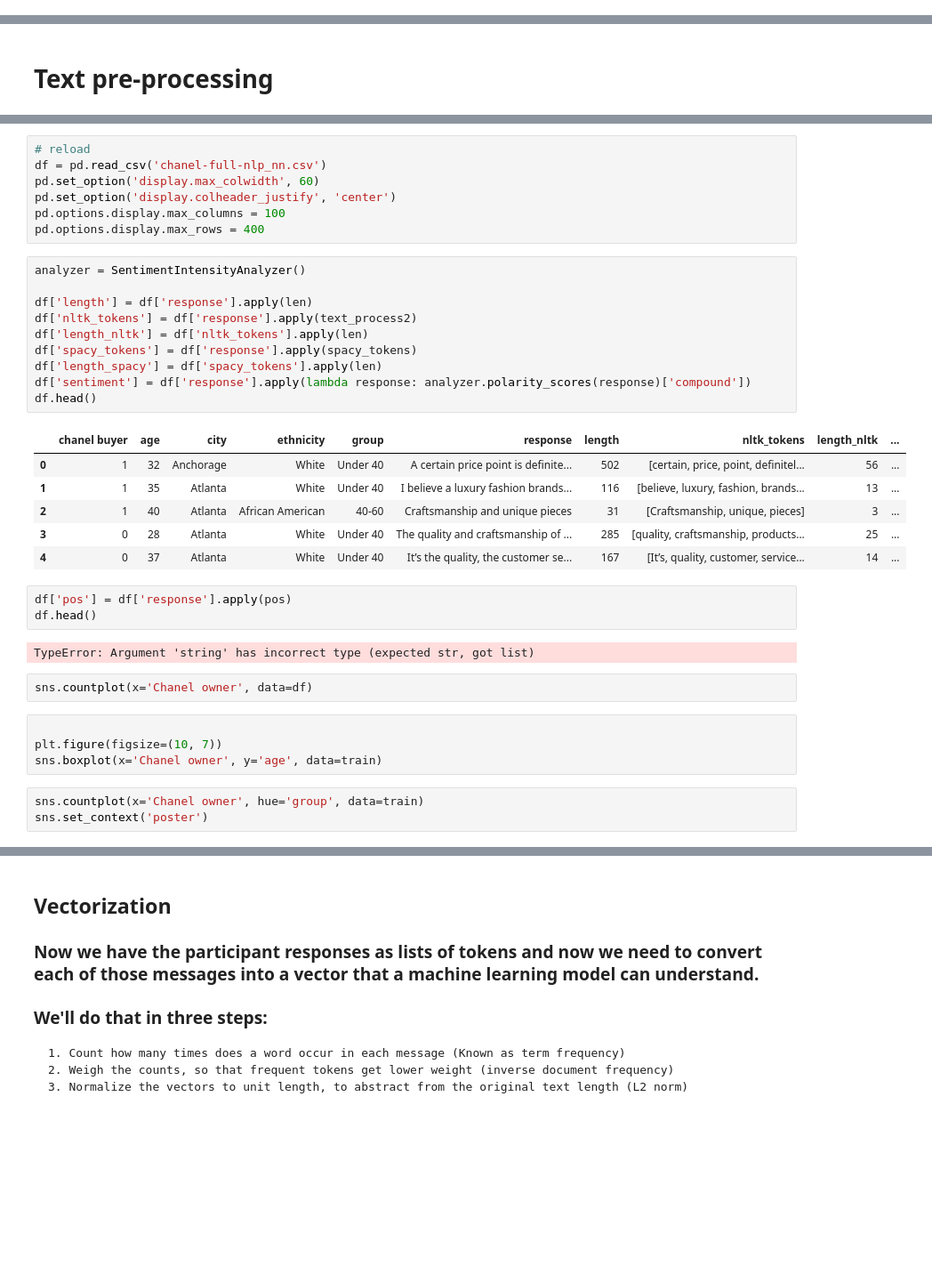
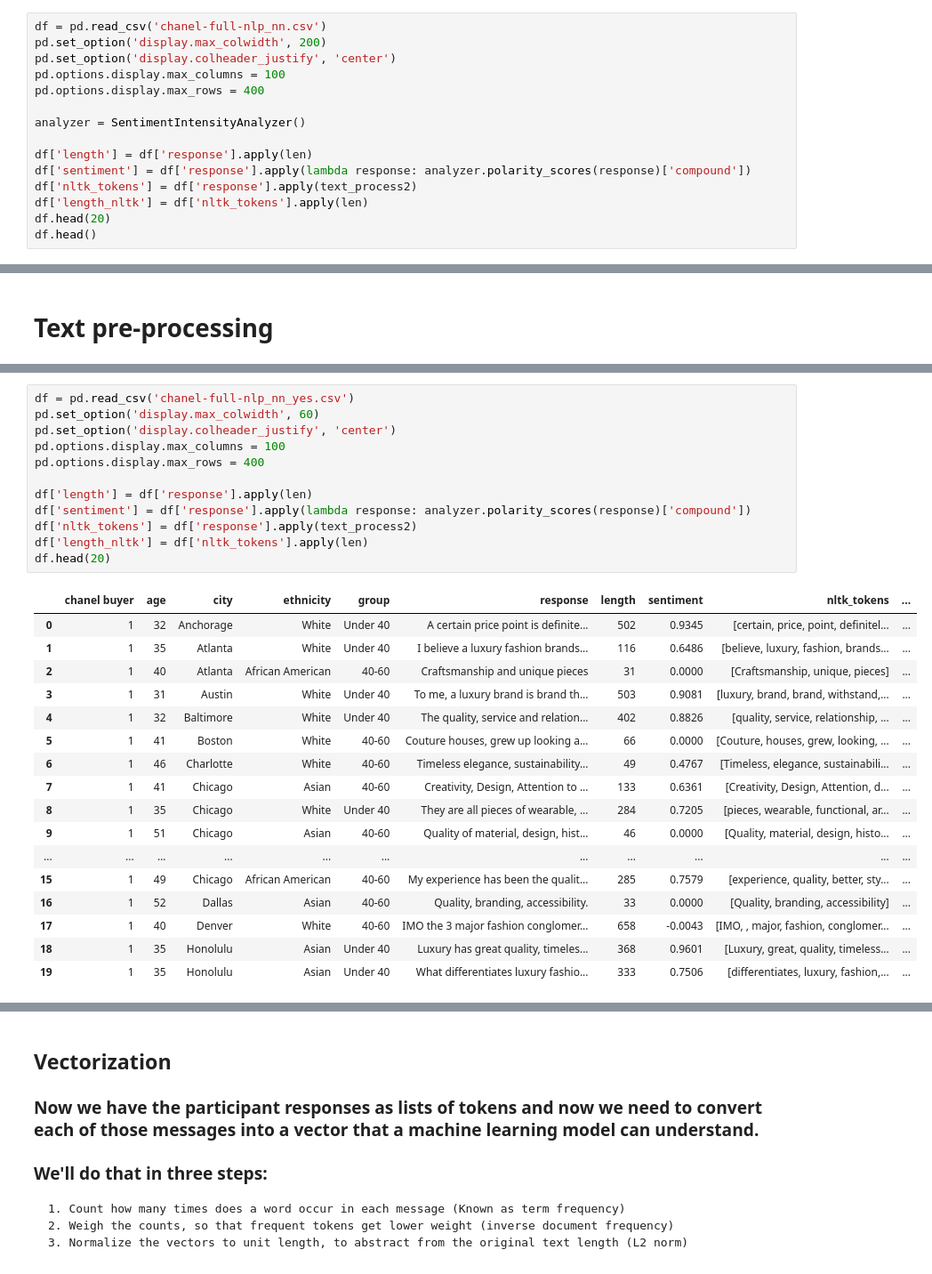
Before and after one commit to jengroff/nlp-project-pdm, a Jupyter notebook: important-files/Chanel-250-working-notebook.ipynb, the cells around one changed output, grey strips where cells are left out. Shown at 89% size. Drawn from its saved outputs; the diff is of its cells as text; blank space fills up the shorter version.

```diff
--- a/important-files/Chanel-250-working-notebook.ipynb
+++ b/important-files/Chanel-250-working-notebook.ipynb
@@ -275,0 +334,15 @@ Name: length, dtype: float64
+# %%
+df = pd.read_csv('chanel-full-nlp_nn.csv')
+pd.set_option('display.max_colwidth', 200)
+pd.set_option('display.colheader_justify', 'center')
+pd.options.display.max_columns = 100
+pd.options.display.max_rows = 400
+
+analyzer = SentimentIntensityAnalyzer()
+
+df['length'] = df['response'].apply(len)
+df['sentiment'] = df['response'].apply(lambda response: analyzer.polarity_scores(response)['compound'])
+df['nltk_tokens'] = df['response'].apply(text_process2)
+df['length_nltk'] = df['nltk_tokens'].apply(len)
+df.head(20)
+df.head()
@@ -348,38 +390,30 @@ def pos(corpus):
 # %%
-# reload
-df = pd.read_csv('chanel-full-nlp_nn.csv')
+df = pd.read_csv('chanel-full-nlp_nn_yes.csv')
 pd.set_option('display.max_colwidth', 60)
 pd.set_option('display.colheader_justify', 'center')
 pd.options.display.max_columns = 100
 pd.options.display.max_rows = 400
+
+df['length'] = df['response'].apply(len)
+df['sentiment'] = df['response'].apply(lambda response: analyzer.polarity_scores(response)['compound'])
+df['nltk_tokens'] = df['response'].apply(text_process2)
+df['length_nltk'] = df['nltk_tokens'].apply(len)
+df.head(20)
+# %% [output]
+|  | chanel buyer | age | city | ethnicity | group | response | length | sentiment | nltk_tokens | ... |
+| 0 | 1 | 32 | Anchorage | White | Under 40 | A certain price point is definite... | 502 | 0.9345 | [certain, price, point, definitel... | ... |
+| 1 | 1 | 35 | Atlanta | White | Under 40 | I believe a luxury fashion brands... | 116 | 0.6486 | [believe, luxury, fashion, brands... | ... |
+| 2 | 1 | 40 | Atlanta | African American | 40-60 | Craftsmanship and unique pieces | 31 | 0.0000 | [Craftsmanship, unique, pieces] | ... |
+| 3 | 1 | 31 | Austin | White | Under 40 | To me, a luxury brand is brand th... | 503 | 0.9081 | [luxury, brand, brand, withstand,... | ... |
+| 4 | 1 | 32 | Baltimore | White | Under 40 | The quality, service and relation... | 402 | 0.8826 | [quality, service, relationship, ... | ... |
+| 5 | 1 | 41 | Boston | White | 40-60 | Couture houses, grew up looking a... | 66 | 0.0000 | [Couture, houses, grew, looking, ... | ... |
+| 6 | 1 | 46 | Charlotte | White | 40-60 | Timeless elegance, sustainability... | 49 | 0.4767 | [Timeless, elegance, sustainabili... | ... |
+| 7 | 1 | 41 | Chicago | Asian | 40-60 | Creativity, Design, Attention to ... | 133 | 0.6361 | [Creativity, Design, Attention, d... | ... |
+| 8 | 1 | 35 | Chicago | White | Under 40 | They are all pieces of wearable, ... | 284 | 0.7205 | [pieces, wearable, functional, ar... | ... |
+| 9 | 1 | 51 | Chicago | Asian | 40-60 | Quality of material, design, hist... | 46 | 0.0000 | [Quality, material, design, histo... | ... |
+| ... | ... | ... | ... | ... | ... | ... | ... | ... | ... | ... |
+| 15 | 1 | 49 | Chicago | African American | 40-60 | My experience has been the qualit... | 285 | 0.7579 | [experience, quality, better, sty... | ... |
+| 16 | 1 | 52 | Dallas | Asian | 40-60 | Quality, branding, accessibility. | 33 | 0.0000 | [Quality, branding, accessibility] | ... |
+| 17 | 1 | 40 | Denver | White | 40-60 | IMO the 3 major fashion conglomer... | 658 | -0.0043 | [IMO, , major, fashion, conglomer... | ... |
+| 18 | 1 | 35 | Honolulu | Asian | Under 40 | Luxury has great quality, timeles... | 368 | 0.9601 | [Luxury, great, quality, timeless... | ... |
+| 19 | 1 | 35 | Honolulu | Asian | Under 40 | What differentiates luxury fashio... | 333 | 0.7506 | [differentiates, luxury, fashion,... | ... |
-# %%
-analyzer = SentimentIntensityAnalyzer()
-
-df['length'] = df['response'].apply(len)
-df['nltk_tokens'] = df['response'].apply(text_process2)
-df['length_nltk'] = df['nltk_tokens'].apply(len)
-df['spacy_tokens'] = df['response'].apply(spacy_tokens)
-df['length_spacy'] = df['spacy_tokens'].apply(len)
-df['sentiment'] = df['response'].apply(lambda response: analyzer.polarity_scores(response)['compound'])
-df.head()
-# %% [output]
-|  | chanel buyer | age | city | ethnicity | group | response | length | nltk_tokens | length_nltk | ... |
-| 0 | 1 | 32 | Anchorage | White | Under 40 | A certain price point is definite... | 502 | [certain, price, point, definitel... | 56 | ... |
-| 1 | 1 | 35 | Atlanta | White | Under 40 | I believe a luxury fashion brands... | 116 | [believe, luxury, fashion, brands... | 13 | ... |
-| 2 | 1 | 40 | Atlanta | African American | 40-60 | Craftsmanship and unique pieces | 31 | [Craftsmanship, unique, pieces] | 3 | ... |
-| 3 | 0 | 28 | Atlanta | White | Under 40 | The quality and craftsmanship of ... | 285 | [quality, craftsmanship, products... | 25 | ... |
-| 4 | 0 | 37 | Atlanta | White | Under 40 | It’s the quality, the customer se... | 167 | [It’s, quality, customer, service... | 14 | ... |
-# %%
-df['pos'] = df['response'].apply(pos)
-df.head()
-# %% [output]
-TypeError: Argument 'string' has incorrect type (expected str, got list)
-# %%
-sns.countplot(x='Chanel owner', data=df)
-# %%
-
-plt.figure(figsize=(10, 7))
-sns.boxplot(x='Chanel owner', y='age', data=train)
-# %%
-sns.countplot(x='Chanel owner', hue='group', data=train)
-sns.set_context('poster')
```
Also changed, not shown: parts of 24 cells of this notebook, 1 other file.
